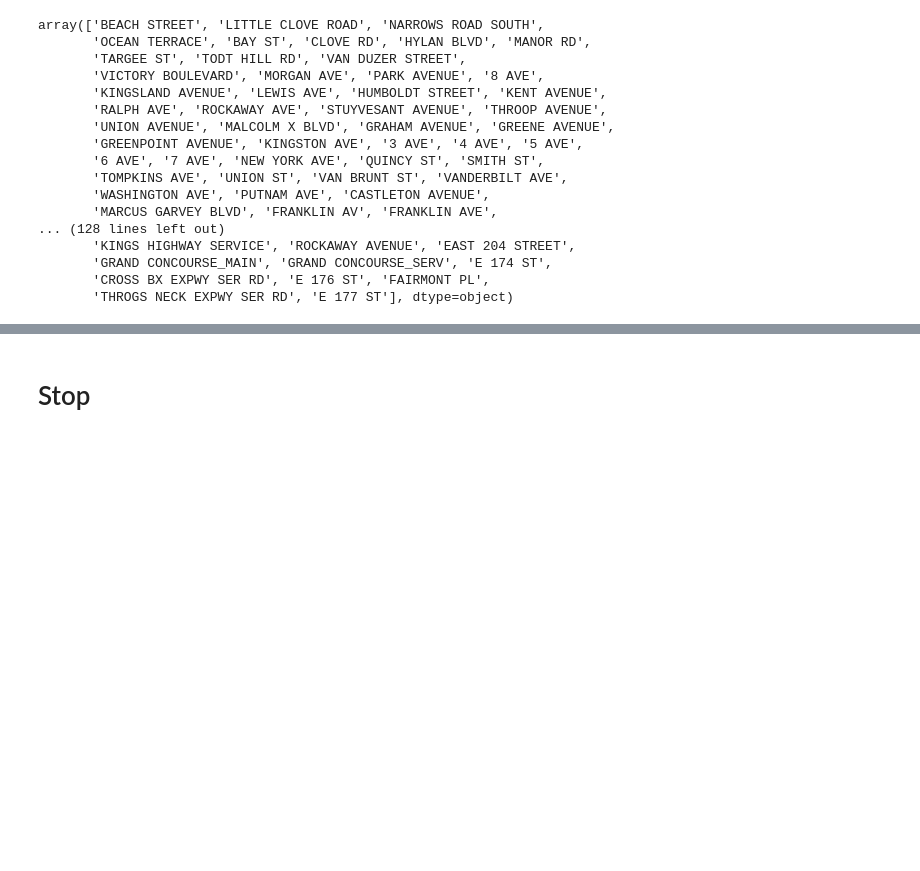
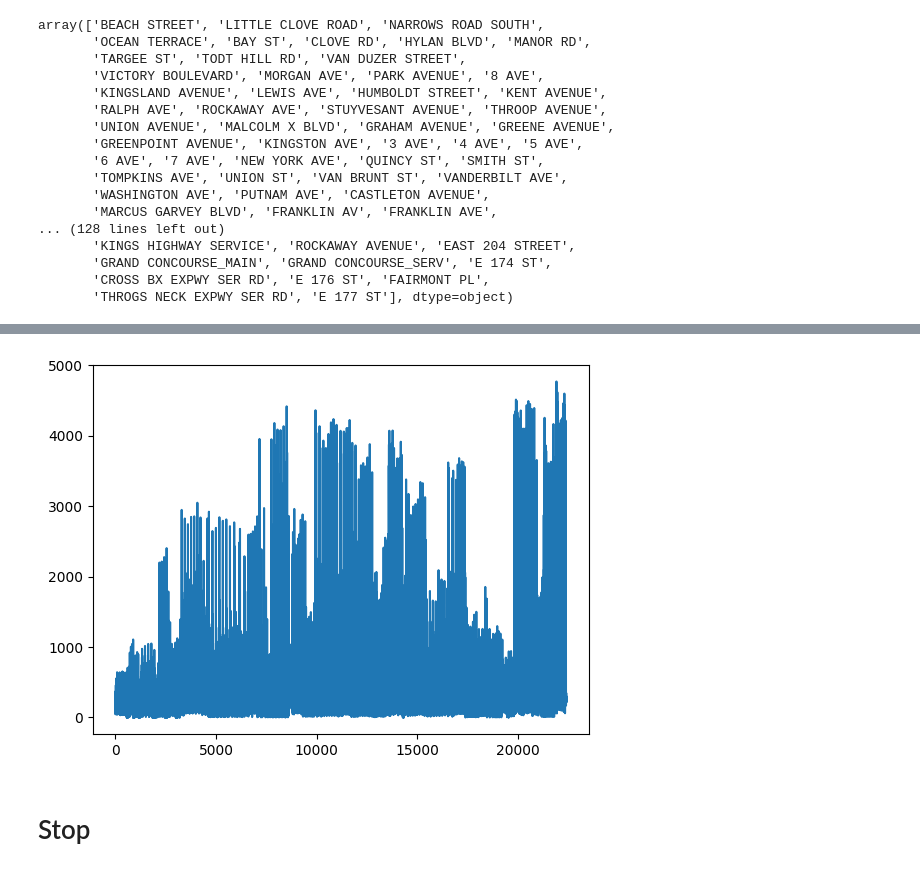
Before and after one commit to saymenth/BigData_project, a Jupyter notebook: traffic-casuality.ipynb, the cells around one changed output, grey strips where cells are left out. Drawn from its saved outputs; the diff is of its cells as text; code cells hidden in the pictures; blank space fills up the shorter version.

```diff
--- a/traffic-casuality.ipynb
+++ b/traffic-casuality.ipynb
@@ -401,3 +445,11 @@ array(['BEACH STREET', 'LITTLE CLOVE ROAD', 'NARROWS ROAD SOUTH',
+# %%
+import matplotlib.pyplot as plt
+
+dataset = pd.read_csv('02-traffic-weather.csv', usecols=[3], engine='python')
+plt.plot(dataset)
+plt.show()
+# %% [output]
+[figure, added]
 # %% [markdown]
 # Stop
 # %%
```
Also changed, not shown: parts of 6 cells of this notebook.
